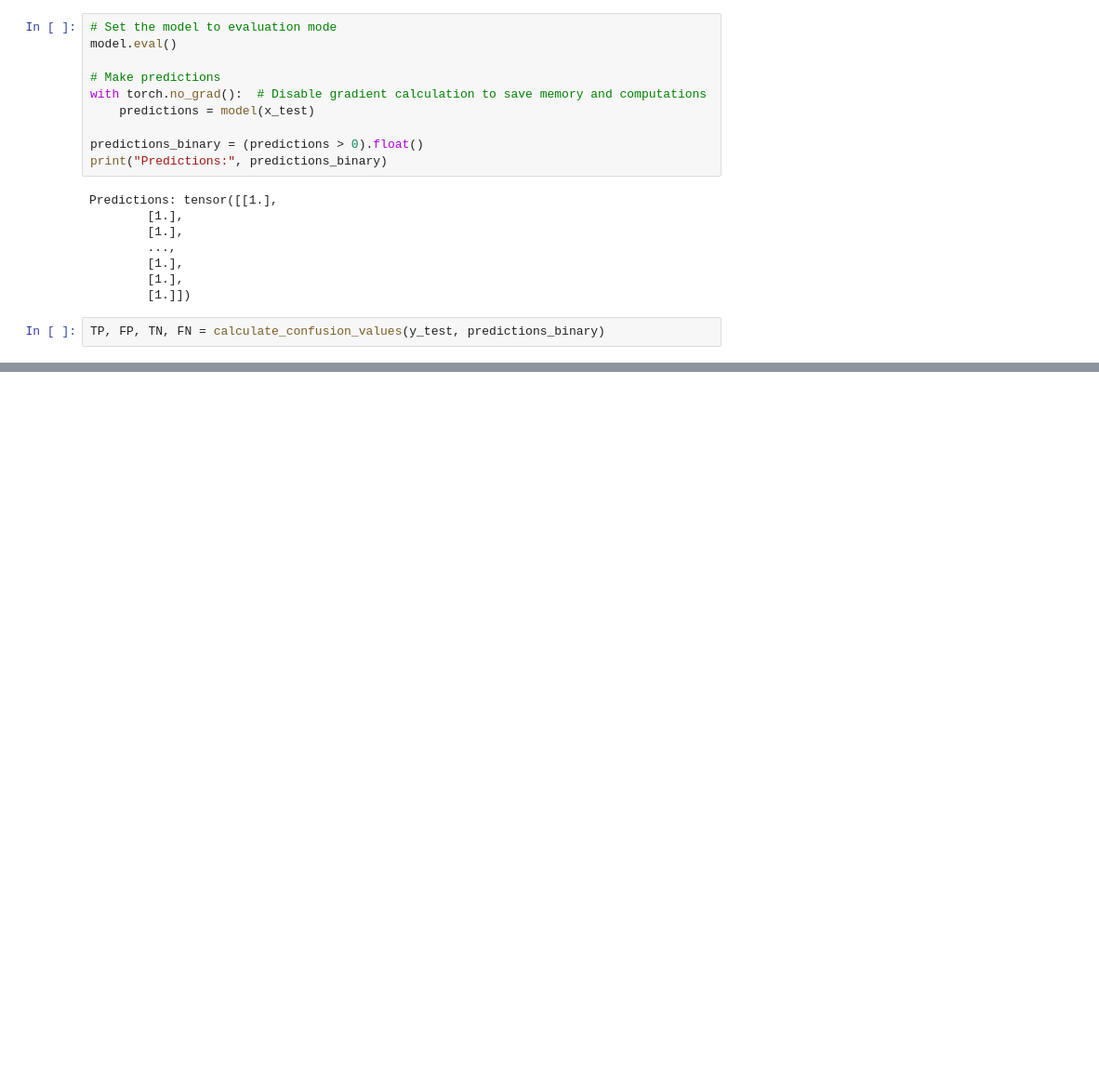
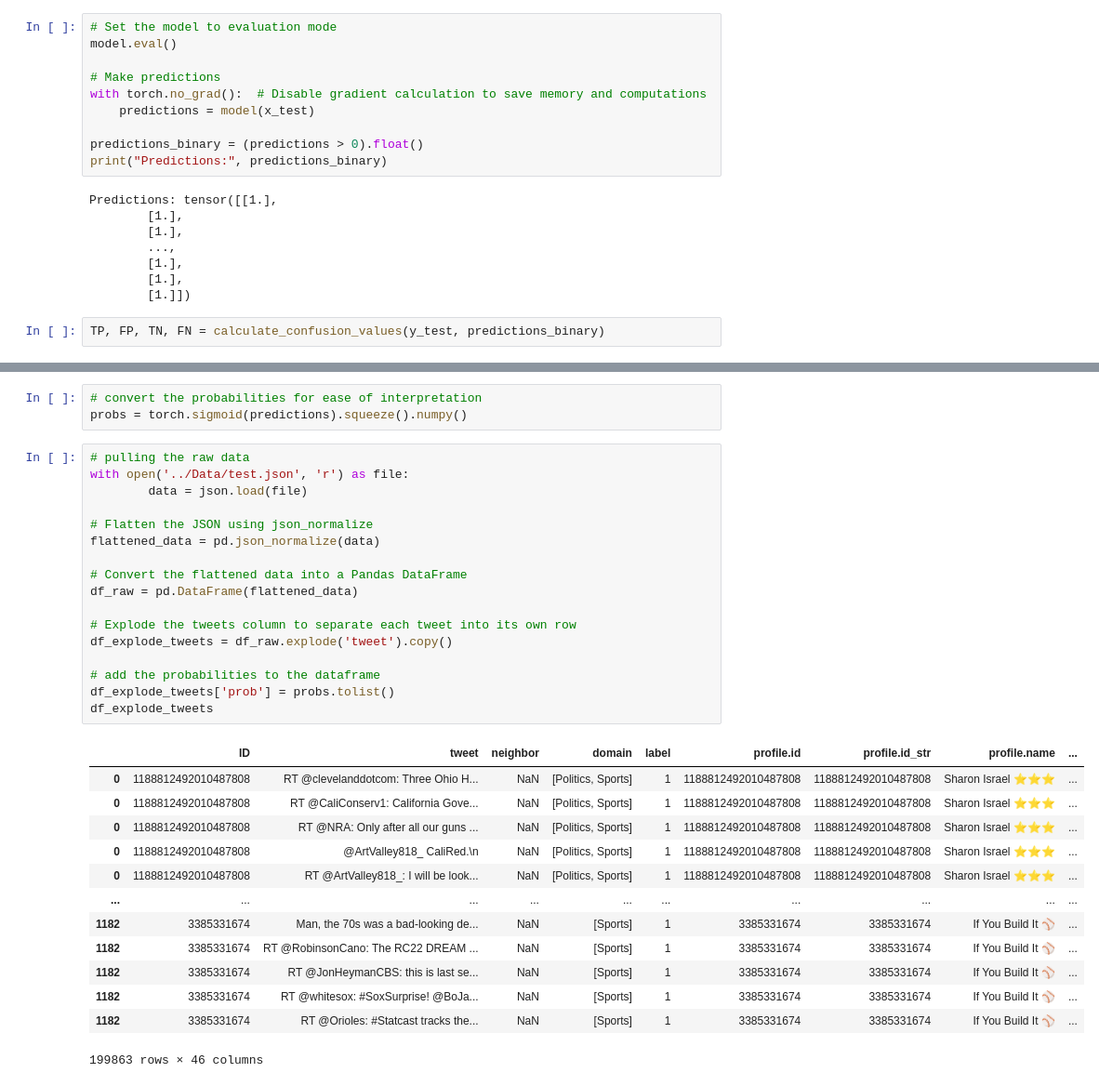
Before and after one commit to adjourn02/bot-detector, a Jupyter notebook: Improved_Implementation/Context_BiLSTM_With_Aux_Input.ipynb, the cells around one changed output, grey strips where cells are left out. Shown at 93% size. Saved outputs shown, nothing was run; the diff lists cells and outputs as text; blank space fills up the shorter version.

```diff
--- a/Improved_Implementation/Context_BiLSTM_With_Aux_Input.ipynb
+++ b/Improved_Implementation/Context_BiLSTM_With_Aux_Input.ipynb
@@ -405,0 +414,34 @@ print(TP, FP, TN, FN)
+# %%
+# convert the probabilities for ease of interpretation
+probs = torch.sigmoid(predictions).squeeze().numpy()
+# %%
+# pulling the raw data
+with open('../Data/test.json', 'r') as file:
+        data = json.load(file)
+
+# Flatten the JSON using json_normalize
+flattened_data = pd.json_normalize(data)
+
+# Convert the flattened data into a Pandas DataFrame
+df_raw = pd.DataFrame(flattened_data)
+
+# Explode the tweets column to separate each tweet into its own row
+df_explode_tweets = df_raw.explode('tweet').copy()
+
+# add the probabilities to the dataframe
+df_explode_tweets['prob'] = probs.tolist()
+df_explode_tweets
+# %% [output]
+|  | ID | tweet | neighbor | domain | label | profile.id | profile.id_str | profile.name | ... |
+| 0 | 1188812492010487808 | RT @clevelanddotcom: Three Ohio H... | NaN | [Politics, Sports] | 1 | 1188812492010487808 | 1188812492010487808 | Sharon Israel ⭐️⭐️⭐️ | ... |
+| 0 | 1188812492010487808 | RT @CaliConserv1: California Gove... | NaN | [Politics, Sports] | 1 | 1188812492010487808 | 1188812492010487808 | Sharon Israel ⭐️⭐️⭐️ | ... |
+| 0 | 1188812492010487808 | RT @NRA: Only after all our guns ... | NaN | [Politics, Sports] | 1 | 1188812492010487808 | 1188812492010487808 | Sharon Israel ⭐️⭐️⭐️ | ... |
+| 0 | 1188812492010487808 | @ArtValley818_ CaliRed.\n | NaN | [Politics, Sports] | 1 | 1188812492010487808 | 1188812492010487808 | Sharon Israel ⭐️⭐️⭐️ | ... |
+| 0 | 1188812492010487808 | RT @ArtValley818_: I will be look... | NaN | [Politics, Sports] | 1 | 1188812492010487808 | 1188812492010487808 | Sharon Israel ⭐️⭐️⭐️ | ... |
+| ... | ... | ... | ... | ... | ... | ... | ... | ... | ... |
+| 1182 | 3385331674 | Man, the 70s was a bad-looking de... | NaN | [Sports] | 1 | 3385331674 | 3385331674 | If You Build It ⚾️ | ... |
+| 1182 | 3385331674 | RT @RobinsonCano: The RC22 DREAM ... | NaN | [Sports] | 1 | 3385331674 | 3385331674 | If You Build It ⚾️ | ... |
+| 1182 | 3385331674 | RT @JonHeymanCBS: this is last se... | NaN | [Sports] | 1 | 3385331674 | 3385331674 | If You Build It ⚾️ | ... |
+| 1182 | 3385331674 | RT @whitesox: #SoxSurprise! @BoJa... | NaN | [Sports] | 1 | 3385331674 | 3385331674 | If You Build It ⚾️ | ... |
+| 1182 | 3385331674 | RT @Orioles: #Statcast tracks the... | NaN | [Sports] | 1 | 3385331674 | 3385331674 | If You Build It ⚾️ | ... |
+199863 rows × 46 columns
```
Also changed, not shown: parts of 11 cells of this notebook, 1 other file.
